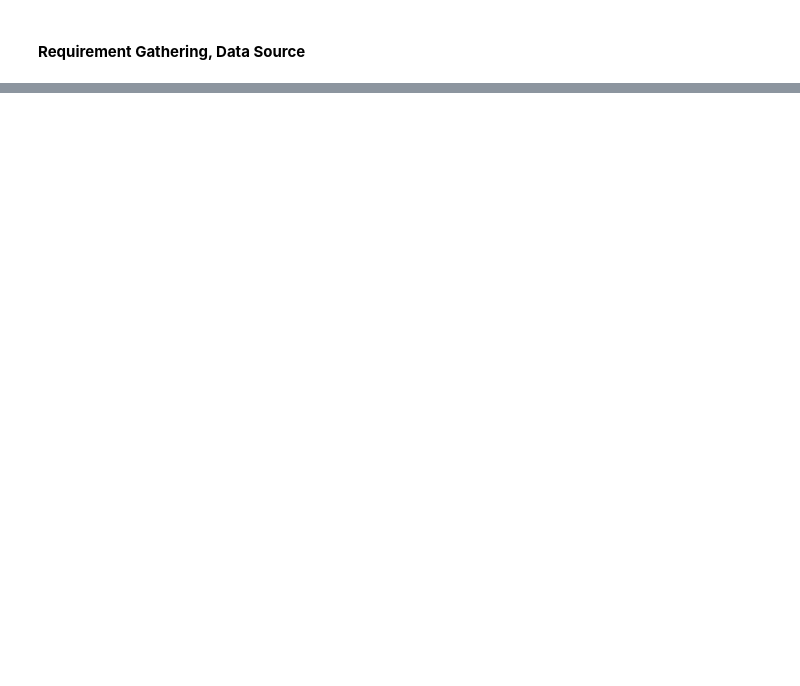
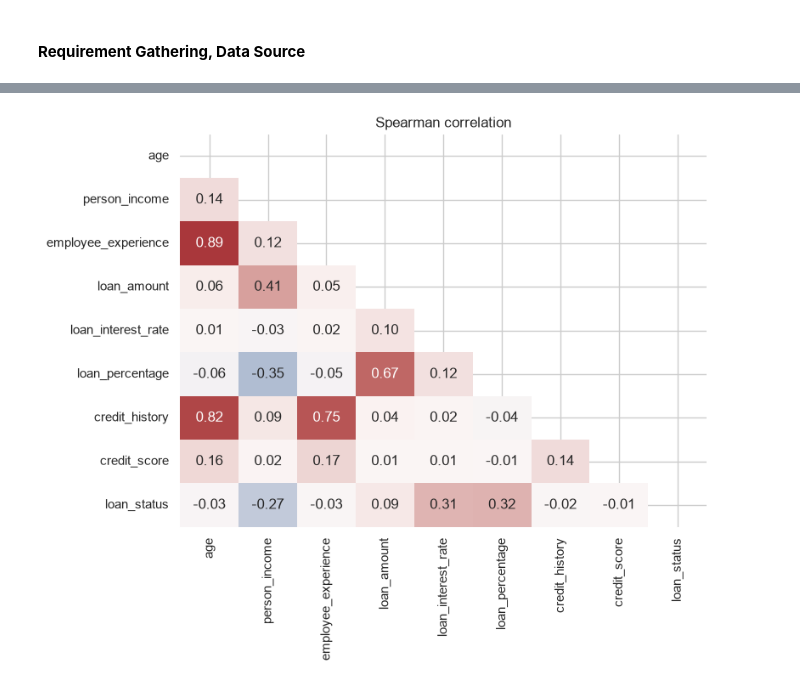
Before and after one commit to th3realAyo/loan_approval_classification, a Jupyter notebook: loan_approval_classification_model.ipynb, the cells around one changed output, grey strips where cells are left out. Drawn from its saved outputs; the diff is of its cells as text; code cells hidden in the pictures; blank space fills up the shorter version.

```diff
--- a/loan_approval_classification_model.ipynb
+++ b/loan_approval_classification_model.ipynb
@@ -682,0 +262,11 @@ loan_df.groupby("loan_status")["loan_percentage"].describe()
+# %%
+corr = loan_df[NUMERIC_COLS + [TARGET]].corr(method="spearman")
+mask = np.triu(np.ones_like(corr, dtype=bool))
+
+plt.figure(figsize=(8, 6))
+sns.heatmap(corr, mask=mask, annot=True, fmt=".2f",
+            cmap="vlag", center=0, cbar=False)
+plt.title("Spearman correlation")
+plt.show()
+# %% [output]
+[figure, added]
```
Also changed, not shown: parts of 94 cells of this notebook.
